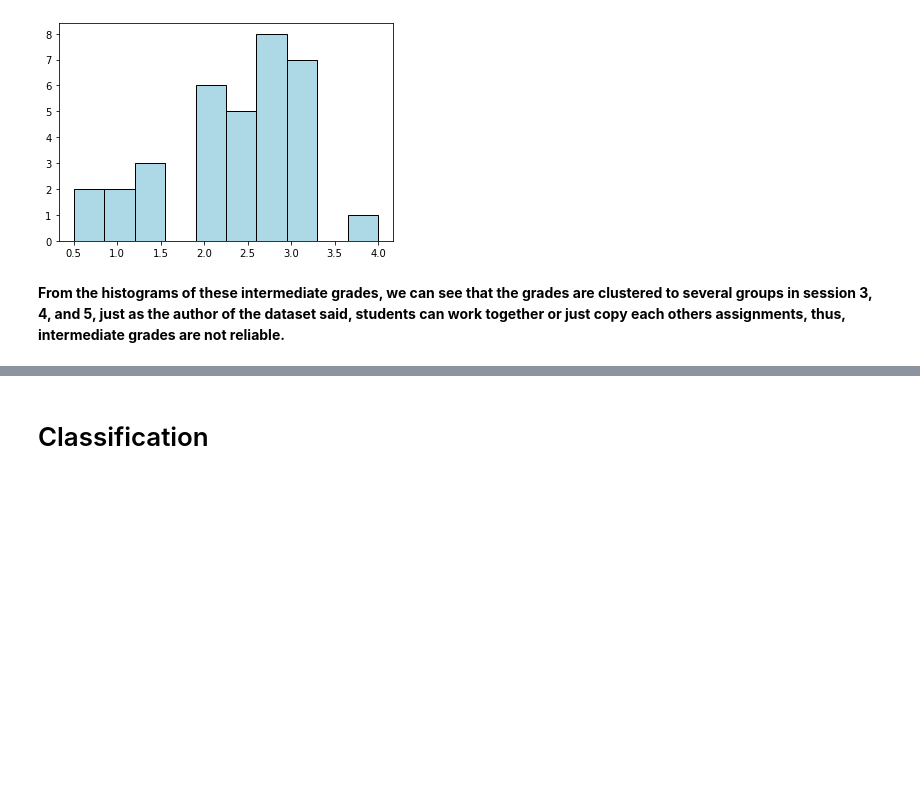
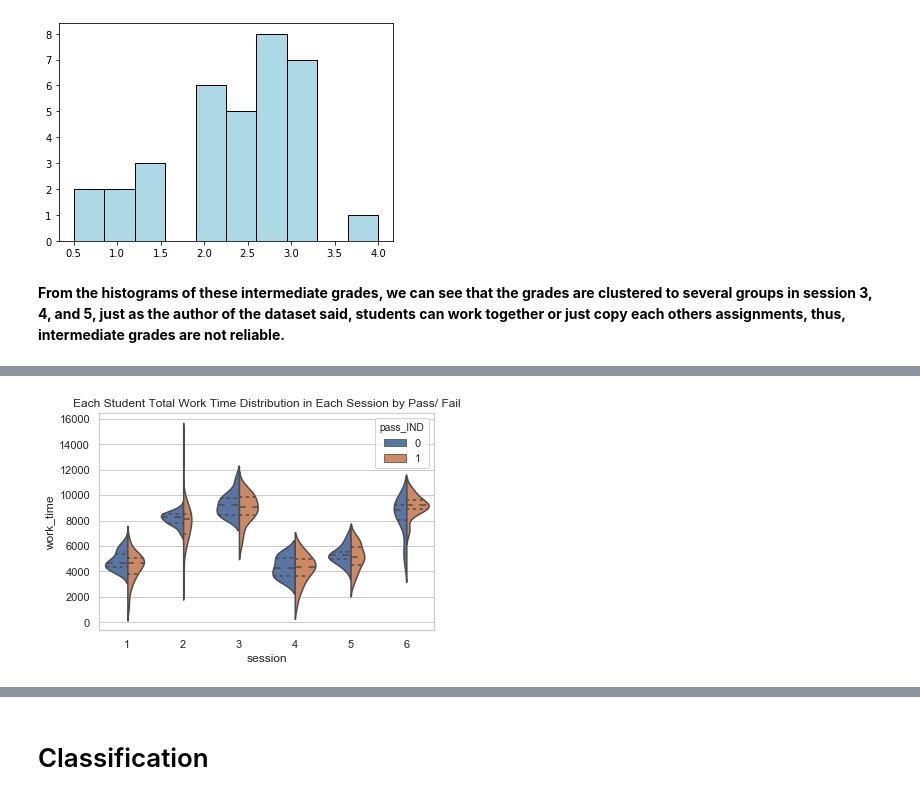
Before and after one commit to ZhenghaoXiao32/educational-process-mining, a Jupyter notebook: educational_process_mining.ipynb, the cells around one changed output, grey strips where cells are left out. Cells and saved outputs as stored; diff of their text form; code cells hidden in the pictures; blank space fills up the shorter version.

```diff
--- a/educational_process_mining.ipynb
+++ b/educational_process_mining.ipynb
@@ -953,0 +958,3 @@ plt.hist(grades['Session 6'], color='lightblue', edgecolor='black');
+# %%
+sum_behv_passind=pd.merge(sum_behv, df, how='inner', left_on='student_Id', right_on='ID')
+sum_behv_passind.head()
@@ -953,0 +968,6 @@ plt.hist(grades['Session 6'], color='lightblue', edgecolor='black');
+# %%
+ax = sns.violinplot(x="session", y="work_time", hue="pass_IND",
+                    data=sum_behv_passind, split="True", inner="quartile").\
+set_title("Each Student Total Work Time Distribution in Each Session by Pass/ Fail")
+# %% [output]
+[figure, added]
```
Also changed, not shown: parts of 115 cells of this notebook.
